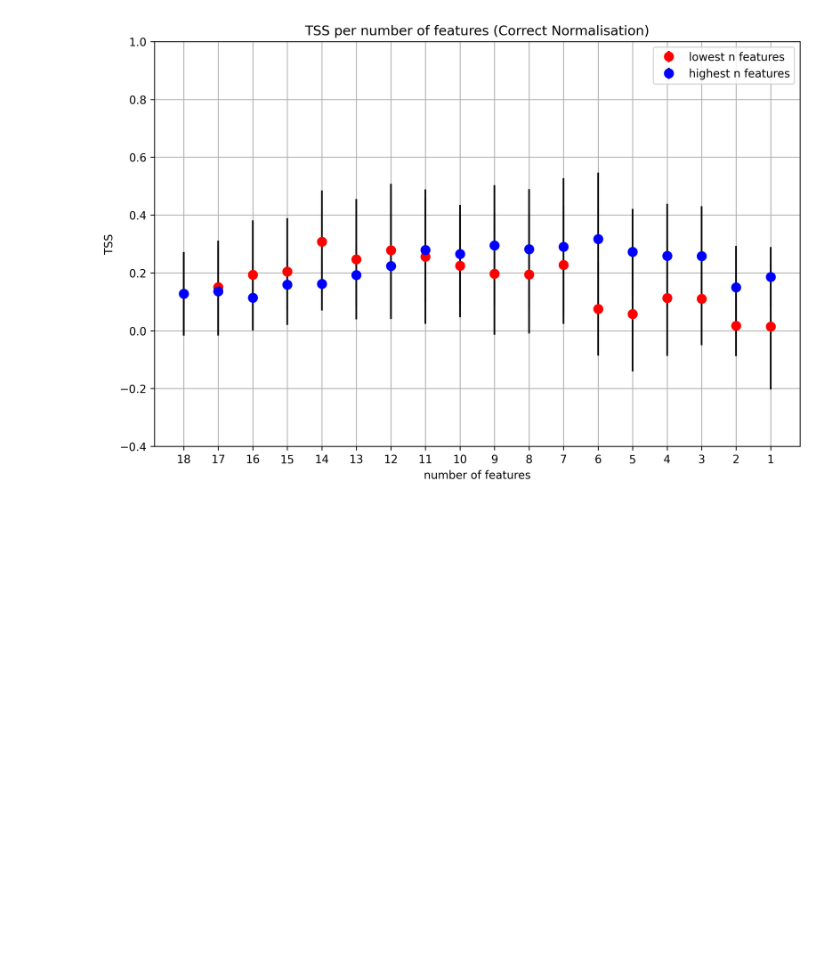
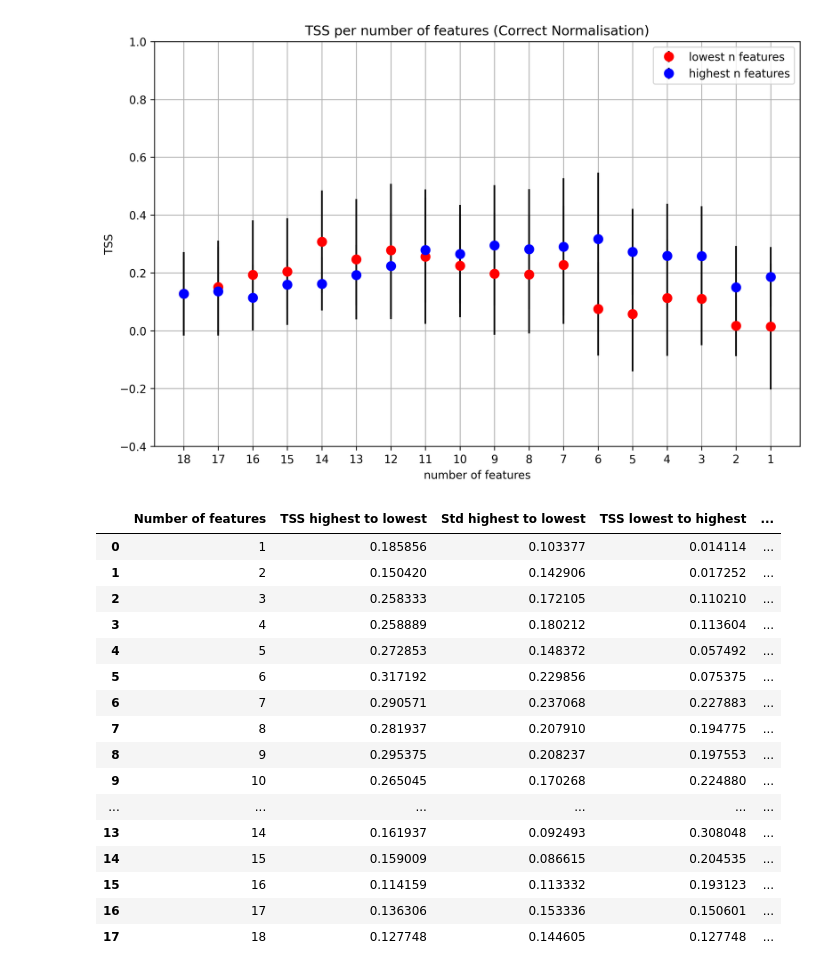
Before and after one commit to nabdeep-patel/flare_cme_association, a Jupyter notebook: Bobra et al. 2016/result_2016.ipynb, the cells around one changed output. Drawn from its saved outputs; the diff is of its cells as text; code cells hidden in the pictures; blank space fills up the shorter version.

```diff
--- a/Bobra et al. 2016/result_2016.ipynb
+++ b/Bobra et al. 2016/result_2016.ipynb
@@ -284,8 +305,8 @@ plt.show()
 # %% [markdown]
   Here I am first combining the positive and the negative data and then normalizing it.
 # %%
-positive = pd.read_csv("/content/drive/MyDrive/Bobra/Data 2016/positive24.csv")
-negative = pd.read_csv("/content/drive/MyDrive/Bobra/Data 2016/negative24.csv")
+positive = pd.read_csv("Data 2016/positive24.csv")
+negative = pd.read_csv("Data 2016/negative24.csv")
 # %%
 data = pd.concat([positive,negative],axis =0,ignore_index=True)
 data
@@ -559,3 +580,29 @@ plt.tight_layout()
 plt.show()
 # %% [output]
 [figure]
+# %%
+no_features = [i for i in range(1,19)]
+table = pd.DataFrame({'Number of features': no_features,
+                          'TSS highest to lowest': tss_means_high2low,
+                          'Std highest to lowest': tss_stds_high2low,
+                          'TSS lowest to highest': tss_means_low2high,
+                          'Std lowest to highest': tss_stds_low2high})
+table
+# %% [output]
+|  | Number of features | TSS highest to lowest | Std highest to lowest | TSS lowest to highest | ... |
+| 0 | 1 | 0.185856 | 0.103377 | 0.014114 | ... |
+| 1 | 2 | 0.150420 | 0.142906 | 0.017252 | ... |
+| 2 | 3 | 0.258333 | 0.172105 | 0.110210 | ... |
+| 3 | 4 | 0.258889 | 0.180212 | 0.113604 | ... |
+| 4 | 5 | 0.272853 | 0.148372 | 0.057492 | ... |
+| 5 | 6 | 0.317192 | 0.229856 | 0.075375 | ... |
+| 6 | 7 | 0.290571 | 0.237068 | 0.227883 | ... |
+| 7 | 8 | 0.281937 | 0.207910 | 0.194775 | ... |
+| 8 | 9 | 0.295375 | 0.208237 | 0.197553 | ... |
+| 9 | 10 | 0.265045 | 0.170268 | 0.224880 | ... |
+| ... | ... | ... | ... | ... | ... |
+| 13 | 14 | 0.161937 | 0.092493 | 0.308048 | ... |
+| 14 | 15 | 0.159009 | 0.086615 | 0.204535 | ... |
+| 15 | 16 | 0.114159 | 0.113332 | 0.193123 | ... |
+| 16 | 17 | 0.136306 | 0.153336 | 0.150601 | ... |
+| 17 | 18 | 0.127748 | 0.144605 | 0.127748 | ... |
```
Also changed, not shown: parts of 3 cells of this notebook.
